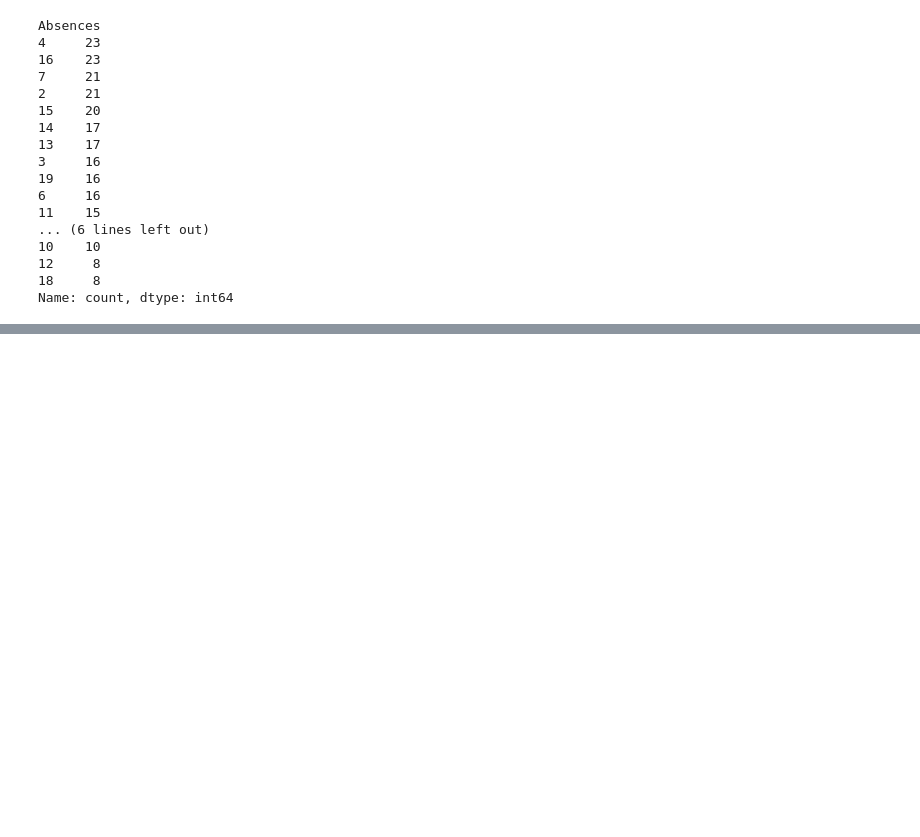
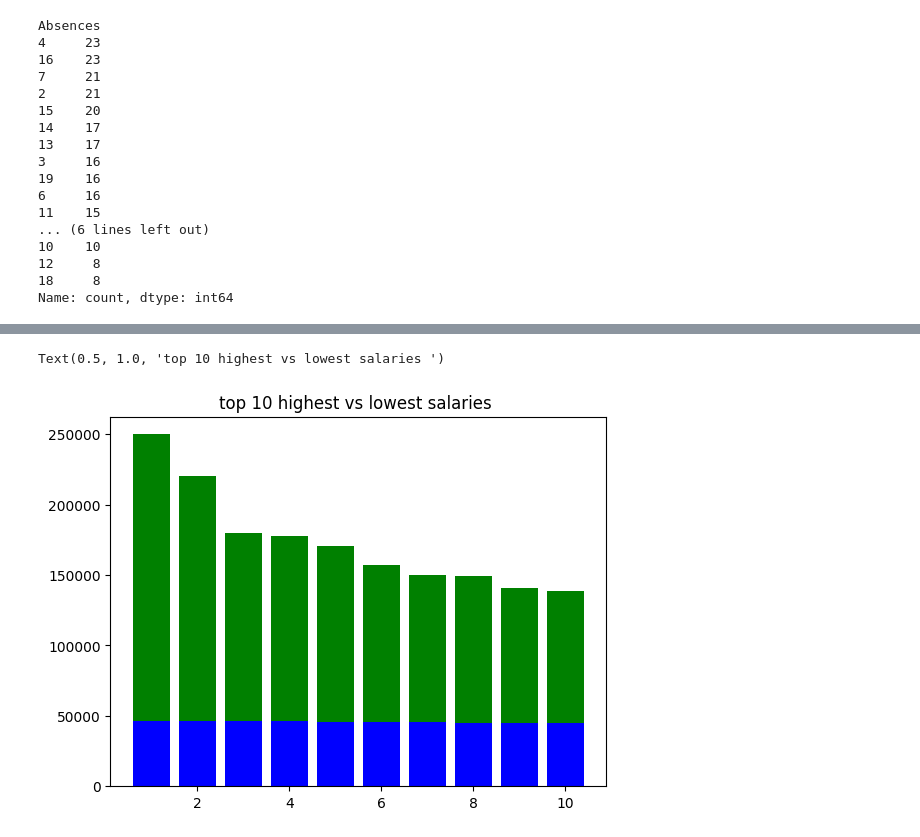
Before and after one commit to Himanshu-090/EDA2, a Jupyter notebook: EDA_HR.ipynb, the cells around one changed output, grey strips where cells are left out. Cells and saved outputs as stored; diff of their text form; code cells hidden in the pictures; blank space fills up the shorter version.

```diff
--- a/EDA_HR.ipynb
+++ b/EDA_HR.ipynb
@@ -102,0 +126,12 @@ Name: count, dtype: int64
+# %%
+c  = [1,2,3,4,5,6,7,8,9,10]
+
+x = df['Salary'].sort_values(ascending= False).head(10)
+y = df['Salary'].sort_values(ascending=False).tail(10)
+plt.bar(c, x, color= 'g', label ='Highest salaries')
+plt.bar(c, y, color= 'b', label ='lowest salaries')
+
+plt.title('top 10 highest vs lowest salaries ')
+# %% [output]
+Text(0.5, 1.0, 'top 10 highest vs lowest salaries ')
+[figure, added]
```
Also changed, not shown: parts of 5 cells of this notebook.
